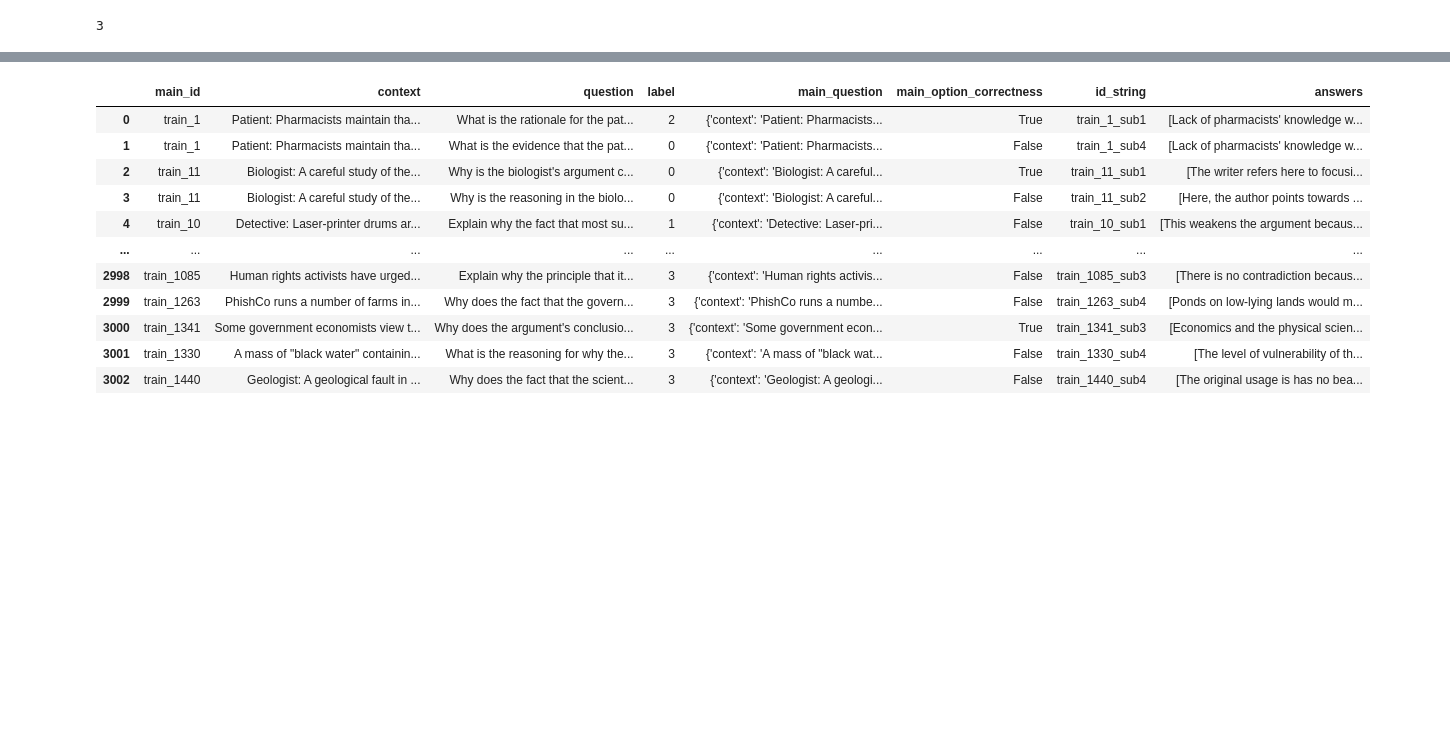
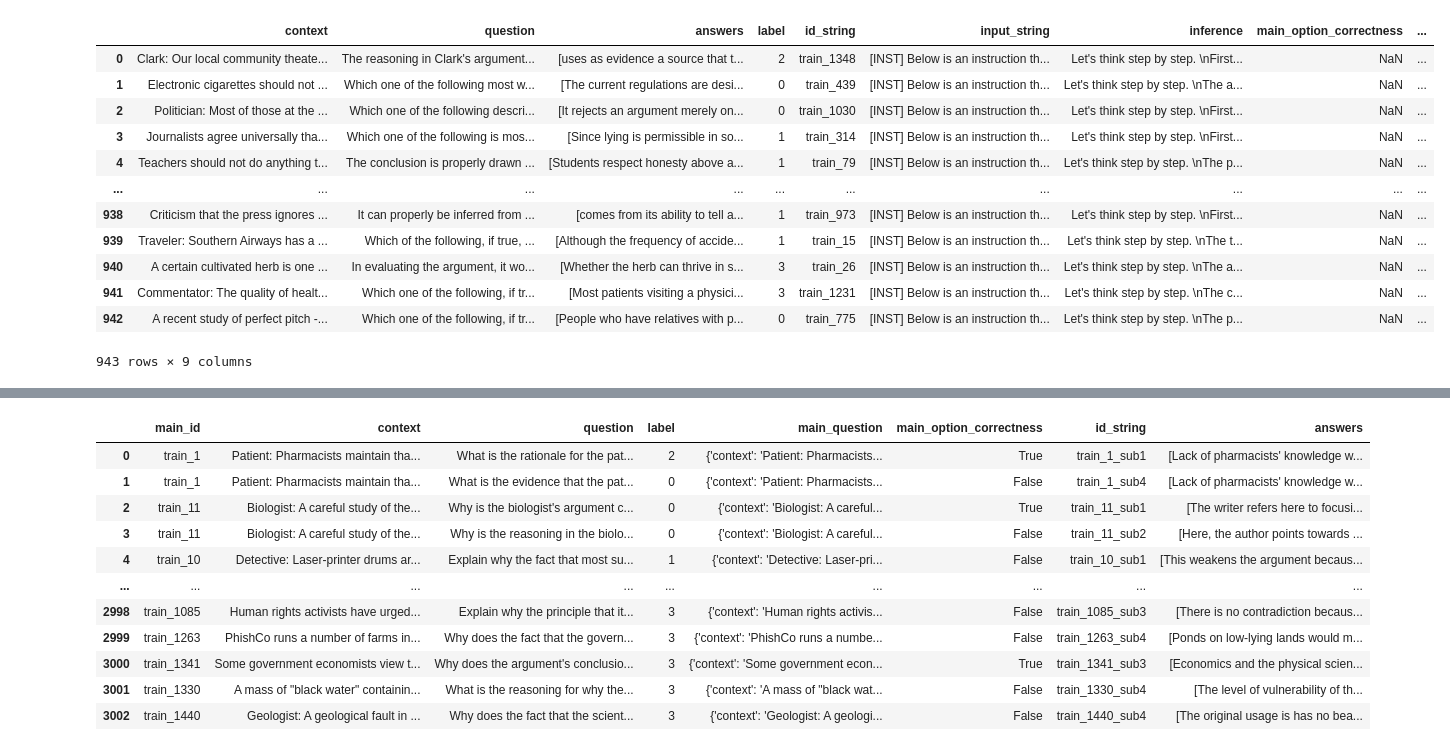
Before and after one commit to JaehyeokLee-119/experiment_rule, a Jupyter notebook: result_analysis.ipynb, the cells around one changed output, grey strips where cells are left out. Drawn from its saved outputs; the diff is of its cells as text; code cells hidden in the pictures; blank space fills up the shorter version.

```diff
--- a/result_analysis.ipynb
+++ b/result_analysis.ipynb
@@ -87,4 +137,16 @@ Consistency: 0.37751855779427357
-# %%
-subq_result_sub.is_correct.value_counts()[True]
-# %% [output]
-3
+# %%
+mainq_result
+# %% [output]
+|  | context | question | answers | label | id_string | input_string | inference | main_option_correctness | ... |
+| 0 | Clark: Our local community theate... | The reasoning in Clark's argument... | [uses as evidence a source that t... | 2 | train_1348 | [INST] Below is an instruction th... | Let's think step by step. \nFirst... | NaN | ... |
+| 1 | Electronic cigarettes should not ... | Which one of the following most w... | [The current regulations are desi... | 0 | train_439 | [INST] Below is an instruction th... | Let's think step by step. \nThe a... | NaN | ... |
+| 2 | Politician: Most of those at the ... | Which one of the following descri... | [It rejects an argument merely on... | 0 | train_1030 | [INST] Below is an instruction th... | Let's think step by step. \nFirst... | NaN | ... |
+| 3 | Journalists agree universally tha... | Which one of the following is mos... | [Since lying is permissible in so... | 1 | train_314 | [INST] Below is an instruction th... | Let's think step by step. \nFirst... | NaN | ... |
+| 4 | Teachers should not do anything t... | The conclusion is properly drawn ... | [Students respect honesty above a... | 1 | train_79 | [INST] Below is an instruction th... | Let's think step by step. \nThe p... | NaN | ... |
+| ... | ... | ... | ... | ... | ... | ... | ... | ... | ... |
+| 938 | Criticism that the press ignores ... | It can properly be inferred from ... | [comes from its ability to tell a... | 1 | train_973 | [INST] Below is an instruction th... | Let's think step by step. \nFirst... | NaN | ... |
+| 939 | Traveler: Southern Airways has a ... | Which of the following, if true, ... | [Although the frequency of accide... | 1 | train_15 | [INST] Below is an instruction th... | Let's think step by step. \nThe t... | NaN | ... |
+| 940 | A certain cultivated herb is one ... | In evaluating the argument, it wo... | [Whether the herb can thrive in s... | 3 | train_26 | [INST] Below is an instruction th... | Let's think step by step. \nThe a... | NaN | ... |
+| 941 | Commentator: The quality of healt... | Which one of the following, if tr... | [Most patients visiting a physici... | 3 | train_1231 | [INST] Below is an instruction th... | Let's think step by step. \nThe c... | NaN | ... |
+| 942 | A recent study of perfect pitch -... | Which one of the following, if tr... | [People who have relatives with p... | 0 | train_775 | [INST] Below is an instruction th... | Let's think step by step. \nThe p... | NaN | ... |
+943 rows × 9 columns
```
Also changed, not shown: parts of 15 cells of this notebook, 7 other files.
